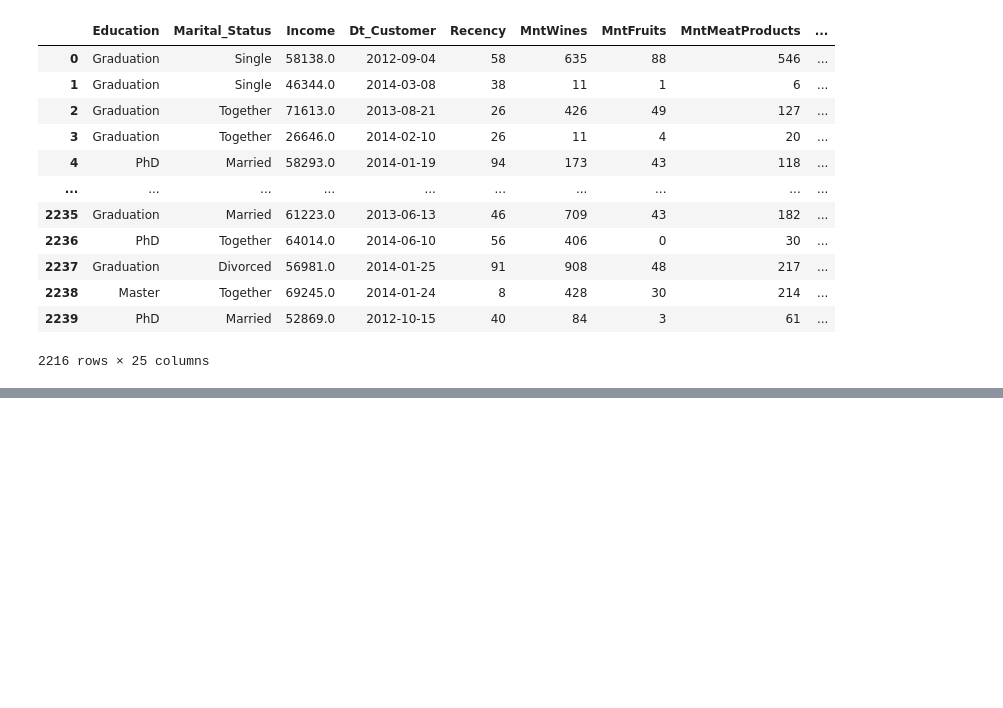
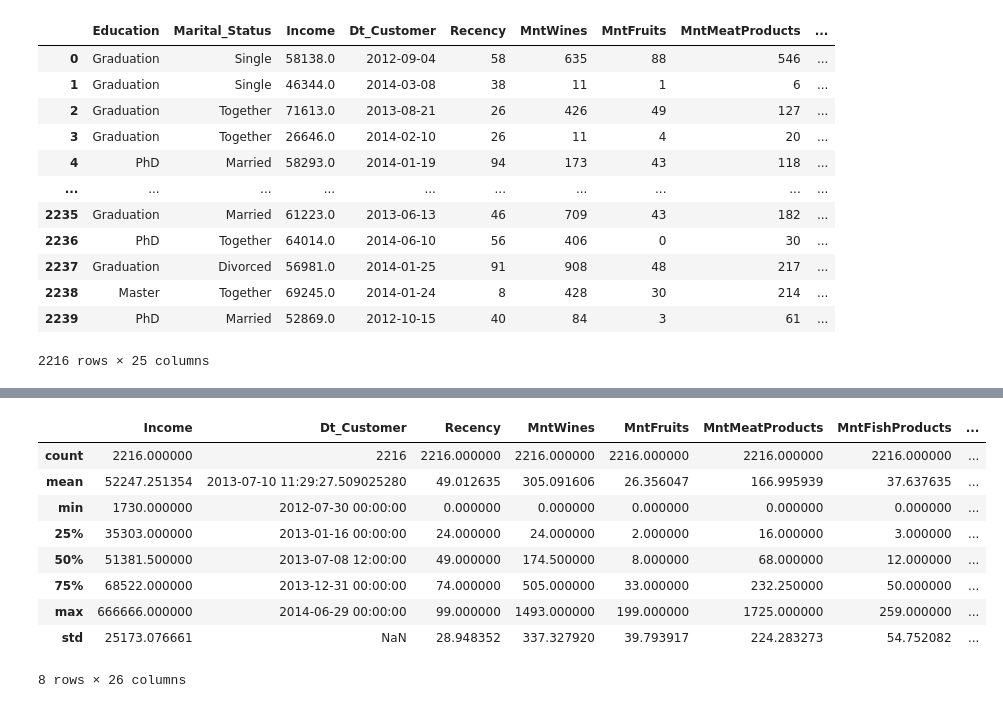
Before and after one commit to GiovanniTafita/segmentationClientele, a Jupyter notebook: notebooks/cleaning.ipynb, the cells around one changed output, grey strips where cells are left out. Saved outputs shown, nothing was run; the diff lists cells and outputs as text; code cells hidden in the pictures; blank space fills up the shorter version.

Commit message:
Features engineering - Education - Age outliers - Marital status categories - Spent

```diff
--- a/notebooks/cleaning.ipynb
+++ b/notebooks/cleaning.ipynb
@@ -163,0 +180,10 @@ data
+# %%
+# Filtre des situations matrimoniales
+def living_status(marital_status):
+    if marital_status in ['Alone', 'Absurd', 'YOLO', 'Single', 'Divorced']:
+        return 'Alone'
+    else:
+        return 'Couple'
+
+data['Living_Status'] = data['Marital_Status'].apply(living_status)
+data.head()
@@ -163,0 +198,24 @@ data
+# %%
+# Total de campagne accepté par le client
+campagn_columns = ['AcceptedCmp1', 'AcceptedCmp2', 'AcceptedCmp3', 'AcceptedCmp4', 'AcceptedCmp5']
+data['Total_Campaigns_Accepted'] = data[campagn_columns].sum(axis=1)
+# %%
+# Moyenne des dépenses
+spent_columns = ['MntWines', 'MntFruits', 'MntMeatProducts', 'MntFishProducts', 'MntSweetProducts', 'MntGoldProds']
+data['Average_Spend'] = (data[spent_columns].sum(axis=1)) / data['NumDealsPurchases']
+# %%
+# Total des dépenses
+data['Total_spent'] = data['MntWines']+data["MntWines"] +data['MntFruits']+ data['MntMeatProducts'] +data['MntFishProducts']+data['MntSweetProducts']+ data['MntGoldProds']
+# %%
+data.describe()
+# %% [output]
+|  | Income | Dt_Customer | Recency | MntWines | MntFruits | MntMeatProducts | MntFishProducts | ... |
+| count | 2216.000000 | 2216 | 2216.000000 | 2216.000000 | 2216.000000 | 2216.000000 | 2216.000000 | ... |
+| mean | 52247.251354 | 2013-07-10 11:29:27.509025280 | 49.012635 | 305.091606 | 26.356047 | 166.995939 | 37.637635 | ... |
+| min | 1730.000000 | 2012-07-30 00:00:00 | 0.000000 | 0.000000 | 0.000000 | 0.000000 | 0.000000 | ... |
+| 25% | 35303.000000 | 2013-01-16 00:00:00 | 24.000000 | 24.000000 | 2.000000 | 16.000000 | 3.000000 | ... |
+| 50% | 51381.500000 | 2013-07-08 12:00:00 | 49.000000 | 174.500000 | 8.000000 | 68.000000 | 12.000000 | ... |
+| 75% | 68522.000000 | 2013-12-31 00:00:00 | 74.000000 | 505.000000 | 33.000000 | 232.250000 | 50.000000 | ... |
+| max | 666666.000000 | 2014-06-29 00:00:00 | 99.000000 | 1493.000000 | 199.000000 | 1725.000000 | 259.000000 | ... |
+| std | 25173.076661 | NaN | 28.948352 | 337.327920 | 39.793917 | 224.283273 | 54.752082 | ... |
+8 rows × 26 columns
```
Also changed, not shown: parts of 8 cells of this notebook, 2 other files.
